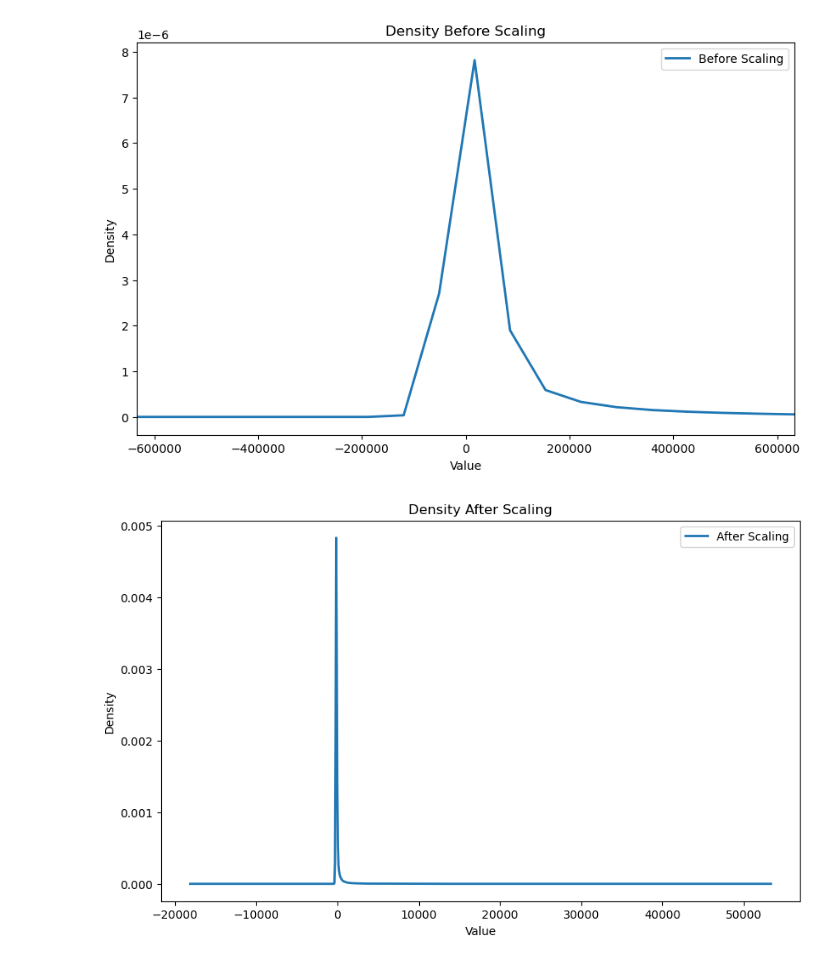
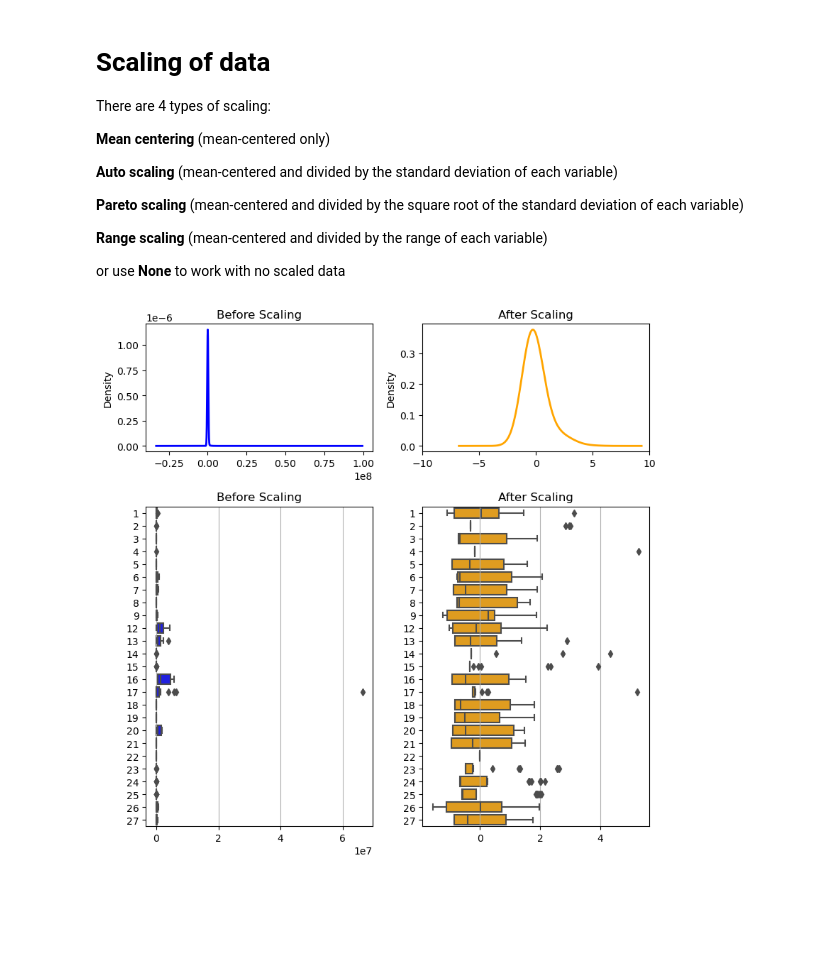
Before and after one commit to GVelez-iomicas/Metabolomic_Analitics_workflow, a Jupyter notebook: Code/Comparison.ipynb, the cells around one changed output. Drawn from its saved outputs; the diff is of its cells as text; code cells hidden in the pictures; blank space fills up the shorter version.

```diff
--- a/Code/Comparison.ipynb
+++ b/Code/Comparison.ipynb
@@ -1,10 +3,14 @@
 # %%
 import pandas as pd
+import numpy as np
 import matplotlib.pyplot as plt
 import seaborn as sns
 
 # Load the CSV file into a DataFrame
-featurelist_grouped = pd.read_csv(r"C:\Users\User\Documents\Forages\Pilot test\FL\Annotation_of_FL_FORAGES_PT_united_vs_library_iomicas_library_V3.1_final_MA_Methaneproduction.csv")
+filepath = '../Input/'
+file = 'data_bean_MA_test.csv'
+
+featurelist_grouped = pd.read_csv(filepath + file, sep=',', header=0)
 
 # Display the first few rows to confirm successful loading
-#featurelist_grouped.head()
+featurelist_grouped.head()
@@ -11,11 +24,0 @@ featurelist_grouped = pd.read_csv(r"C:\Users\User\Documents\Forages\Pilot test\F
-# %%
-# create group table
-
-# Create a new DataFrame with column names as samples and the first row of featurelist_grouped as the group each belongs to
-samples_table = pd.DataFrame(columns=featurelist_grouped.columns[1:], data=[featurelist_grouped.iloc[0, 1:].values])
-
-# Display the first few rows of the samples tables
-samples_table = samples_table.T
-
-# Convert all columns to numeric, coercing errors to NaN
-featurelist_grouped = featurelist_grouped.apply(pd.to_numeric, errors='coerce')
@@ -24,3 +101,25 @@ There are no negative values in the DataFrame.
+# %%
+# Fill all 0 in numeric data with 1/5 of the minimum value of the corresponding row
+for index, row in numeric_data.iterrows():
+    min_value = row[row > 0].min()  # Get the minimum value greater than 0
+    if min_value > 0:
+        numeric_data.loc[index] = row.replace(0, min_value / 5)  # Replace 0 with 1/5 of the minimum value
+
+#print(numeric_data.head())
+# %% [markdown]
+# Scaling of data
+
+There are 4 types of scaling:
+
+**Mean centering**	(mean-centered only)
+
+**Auto scaling**	(mean-centered and divided by the standard deviation of each variable)
+
+**Pareto scaling**	(mean-centered and divided by the square root of the standard deviation of each variable)
+
+**Range scaling**	(mean-centered and divided by the range of each variable)
+
+or use **None** to work with no scaled data
 # %%
 import matplotlib.pyplot as plt
 import pandas as pd
@@ -83,9 +210,8 @@ def scale_data(df, scaling_type):
 
     return scaled_df
 # %%
-# Example usage:
-scaling_type = 'pareto'  # Change this to 'none', 'mean_centering', 'auto', 'pareto', or 'range'
-scaled_featurelist_grouped = scale_data(featurelist_grouped, scaling_type)
+# Scaling
+scaling_type = 'auto'  # Change this to 'none', 'mean_centering', 'auto', 'pareto', or 'range'
+scaled_featurelist_grouped = scale_data(numeric_data, scaling_type)
 # %% [output]
-[figure, old version]
+[figure, new version]
-[figure, removed]
```
Also changed, not shown: parts of 21 cells of this notebook, 5 other files.
